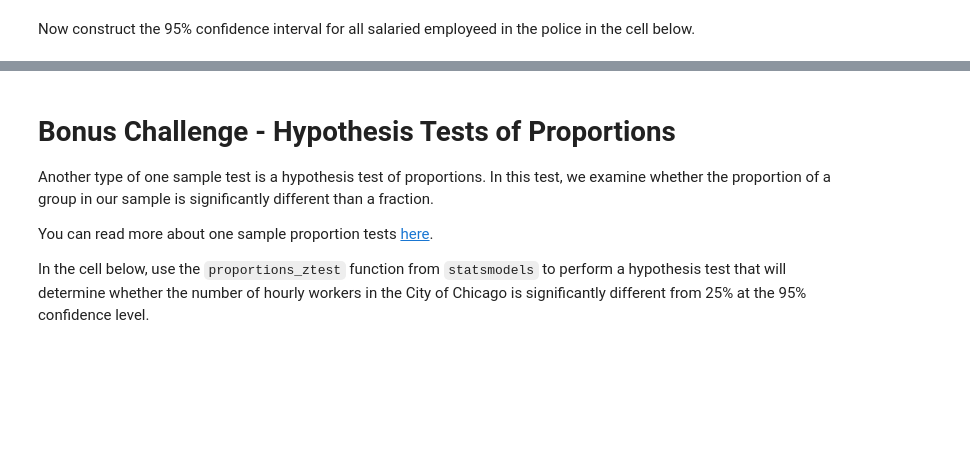
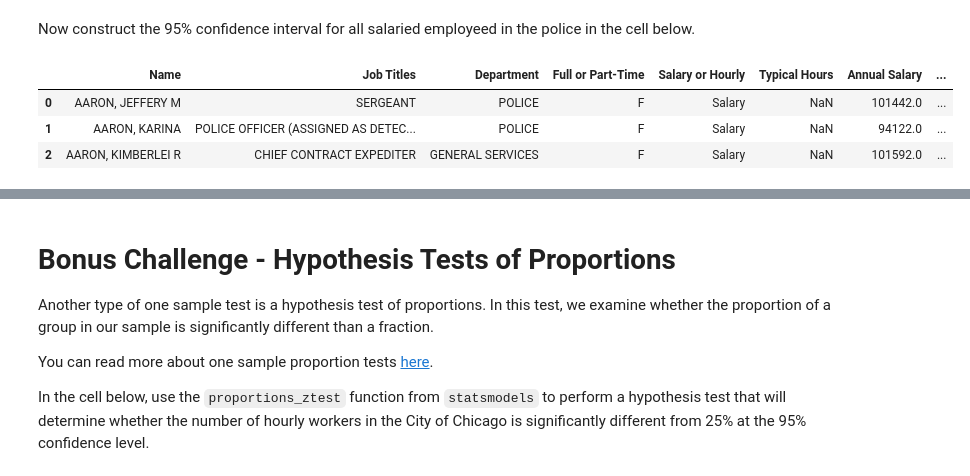
Before and after one commit to Louruiz89/dataptmad0223_labs, a Jupyter notebook: module-2/hypothesis-testing/your-code/main.ipynb, the cells around one changed output, grey strips where cells are left out. Saved outputs shown, nothing was run; the diff lists cells and outputs as text; code cells hidden in the pictures; blank space fills up the shorter version.

```diff
--- a/module-2/hypothesis-testing/your-code/main.ipynb
+++ b/module-2/hypothesis-testing/your-code/main.ipynb
@@ -299,0 +298,11 @@ Now construct the 95% confidence interval for all salaried employeed in the poli
+# %%
+# Your code here:
+#Sigo los mismos pasos con los datos de asalariados anuales
+
+salary_wage = df.loc[df['Salary or Hourly'] == 'Salary']
+salary_wage[:3]
+# %% [output]
+|  | Name | Job Titles | Department | Full or Part-Time | Salary or Hourly | Typical Hours | Annual Salary | ... |
+| 0 | AARON, JEFFERY M | SERGEANT | POLICE | F | Salary | NaN | 101442.0 | ... |
+| 1 | AARON, KARINA | POLICE OFFICER (ASSIGNED AS DETEC... | POLICE | F | Salary | NaN | 94122.0 | ... |
+| 2 | AARON, KIMBERLEI R | CHIEF CONTRACT EXPEDITER | GENERAL SERVICES | F | Salary | NaN | 101592.0 | ... |
```
Also changed, not shown: parts of 4 cells of this notebook.
